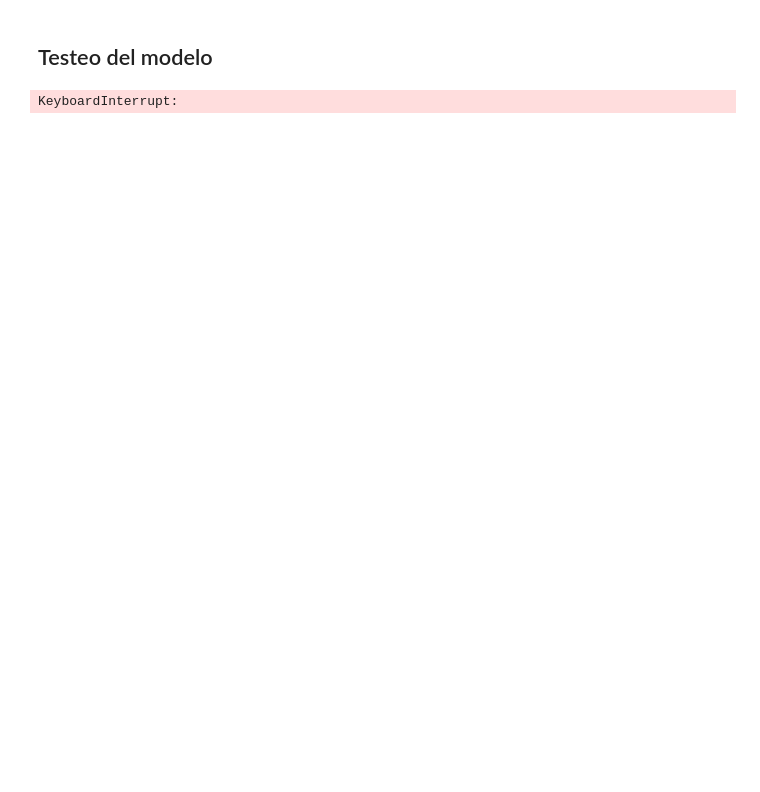
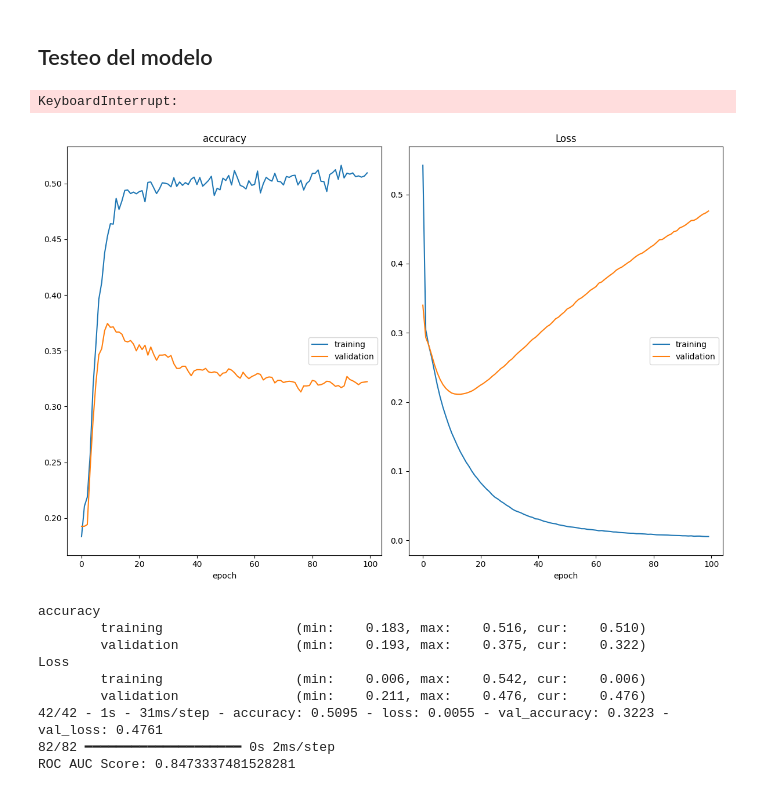
Before and after one commit to diegoalejop/MIAD_NLP_2024, a Jupyter notebook: Semana 7/S7P1_proyecto2.ipynb, the cells around one changed output. Drawn from its saved outputs; the diff is of its cells as text; code cells hidden in the pictures; blank space fills up the shorter version.

```diff
--- a/Semana 7/S7P1_proyecto2.ipynb
+++ b/Semana 7/S7P1_proyecto2.ipynb
@@ -153,3 +249,59 @@ res.to_csv('pred_genres_text_RF.csv', index_label='ID')
 res.head()
 # %% [output]
 KeyboardInterrupt:
+# %%
+# Preprocesamiento del texto
+stop_words = set(stopwords.words('english'))
+lemmatizer = WordNetLemmatizer()
+
+def preprocess_text(text):
+    words = word_tokenize(text.lower())
+    words = [lemmatizer.lemmatize(word) for word in words if word.isalnum() and word not in stop_words]
+    return ' '.join(words)
+
+dataTraining['plot_processed'] = dataTraining['plot'].apply(preprocess_text)
+
+# Vectorización del texto usando TfidfVectorizer
+vectorizer = TfidfVectorizer(max_features=5000)
+X = vectorizer.fit_transform(dataTraining['plot_processed']).toarray()
+
+# Binarización de las etiquetas
+mlb = MultiLabelBinarizer()
+y = mlb.fit_transform(dataTraining['genres'])
+
+# División en entrenamiento y prueba
+X_train, X_test, y_train, y_test = train_test_split(X, y, test_size=0.33, random_state=42)
+
+# Definición del modelo
+model = Sequential()
+
+model.add(Dense(300, input_dim=5000, activation='relu'))
+model.add(Dropout(0.5))
+model.add(Dense(len(mlb.classes_), activation='sigmoid'))
+
+# Compilación del modelo
+model.compile( loss = 'binary_crossentropy', optimizer='adam', metrics=['accuracy'])
+
+# Definir un callback para TensorBoard
+tensorboard_callback = TensorBoard(log_dir='./logs', histogram_freq=1)
+
+# Entrenamiento del modelo
+model.fit(X_train, y_train, validation_data=(X_test, y_test),
+          batch_size=128, epochs=100, verbose=2,
+          callbacks=[PlotLossesKeras()])
+
+# Evaluación del modelo
+y_pred = model.predict(X_test)
+roc_auc = roc_auc_score(y_test, y_pred, average='macro')
+print("ROC AUC Score:", roc_auc)
+# %% [output]
+[figure, added]
+accuracy
+        training                 (min:    0.183, max:    0.516, cur:    0.510)
+        validation               (min:    0.193, max:    0.375, cur:    0.322)
+Loss
+        training                 (min:    0.006, max:    0.542, cur:    0.006)
+        validation               (min:    0.211, max:    0.476, cur:    0.476)
+42/42 - 1s - 31ms/step - accuracy: 0.5095 - loss: 0.0055 - val_accuracy: 0.3223 - val_loss: 0.4761
+82/82 ━━━━━━━━━━━━━━━━━━━━ 0s 2ms/step
+ROC AUC Score: 0.8473337481528281
```
Also changed, not shown: parts of 12 cells of this notebook, 1 other file.
